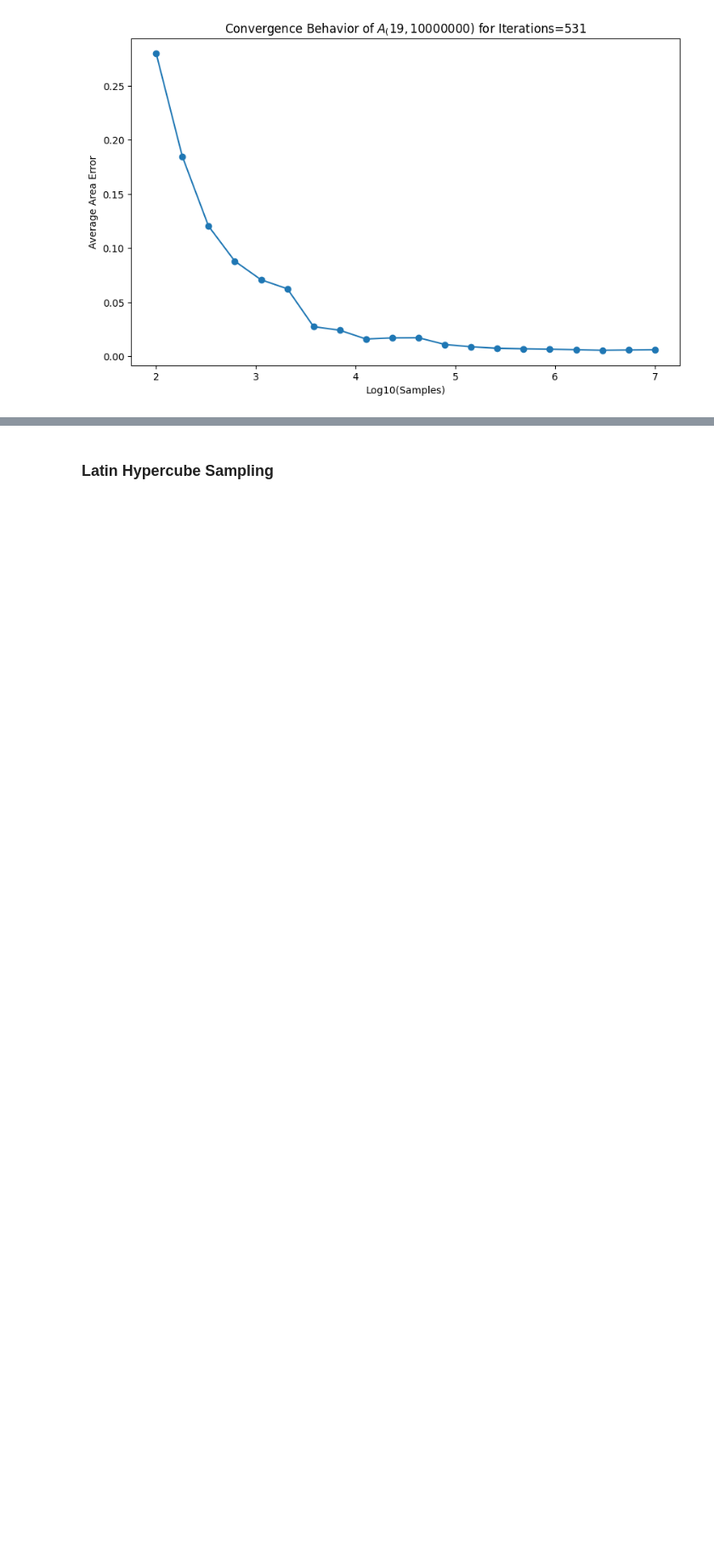
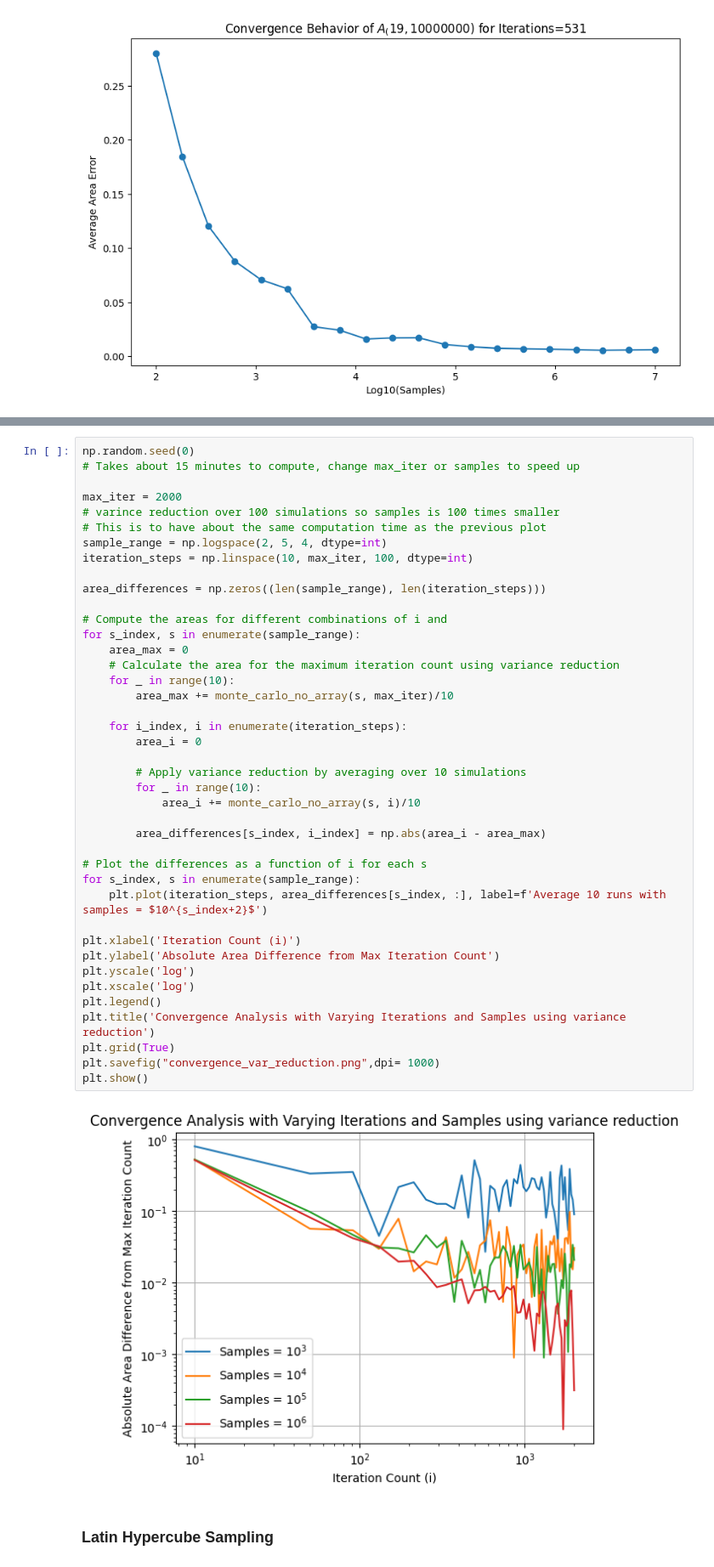
Before and after one commit to reqctoe/STSIM_ass1, a Jupyter notebook: ElinevandeLagemaat_11892900_AdrianRuesink_12195669_EzradeCleen_12042137.ipynb, the cells around one changed output, grey strips where cells are left out. Shown: that part at 85% size. Drawn from its saved outputs; the diff is of its cells as text; blank space fills up the shorter version.

```diff
--- a/ElinevandeLagemaat_11892900_AdrianRuesink_12195669_EzradeCleen_12042137.ipynb
+++ b/ElinevandeLagemaat_11892900_AdrianRuesink_12195669_EzradeCleen_12042137.ipynb
@@ -287,3 +278,46 @@ plt.show()
+# %%
+np.random.seed(0)
+# Takes about 15 minutes to compute, change max_iter or samples to speed up
+
+max_iter = 2000
+# varince reduction over 100 simulations so samples is 100 times smaller
+# This is to have about the same computation time as the previous plot
+sample_range = np.logspace(2, 5, 4, dtype=int)
+iteration_steps = np.linspace(10, max_iter, 100, dtype=int)
+
+area_differences = np.zeros((len(sample_range), len(iteration_steps)))
+
+# Compute the areas for different combinations of i and
+for s_index, s in enumerate(sample_range):
+    area_max = 0
+    # Calculate the area for the maximum iteration count using variance reduction
+    for _ in range(10):
+        area_max += monte_carlo_no_array(s, max_iter)/10
+
+    for i_index, i in enumerate(iteration_steps):
+        area_i = 0
+
+        # Apply variance reduction by averaging over 10 simulations
+        for _ in range(10):
+            area_i += monte_carlo_no_array(s, i)/10
+
+        area_differences[s_index, i_index] = np.abs(area_i - area_max)
+
+# Plot the differences as a function of i for each s
+for s_index, s in enumerate(sample_range):
+    plt.plot(iteration_steps, area_differences[s_index, :], label=f'Average 10 runs with samples = $10^{s_index+2}$')
+
+plt.xlabel('Iteration Count (i)')
+plt.ylabel('Absolute Area Difference from Max Iteration Count')
+plt.yscale('log')
+plt.xscale('log')
+plt.legend()
+plt.title('Convergence Analysis with Varying Iterations and Samples using variance reduction')
+plt.grid(True)
+plt.savefig("convergence_var_reduction.png",dpi= 1000)
+plt.show()
+# %% [output]
+[figure, added]
 # %% [markdown]
 ### Latin Hypercube Sampling
 # %%
```
Also changed, not shown: parts of 3 cells of this notebook, 2 other files.
